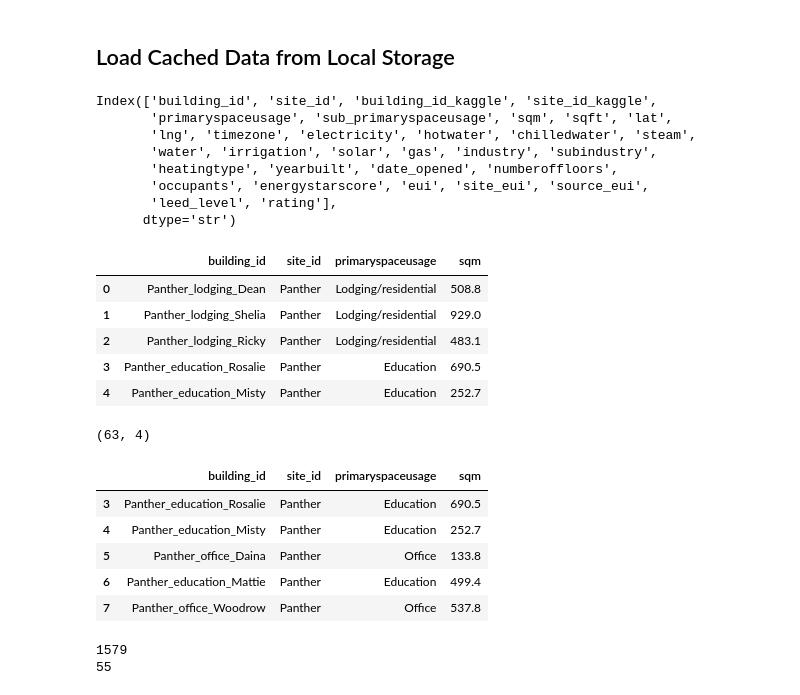
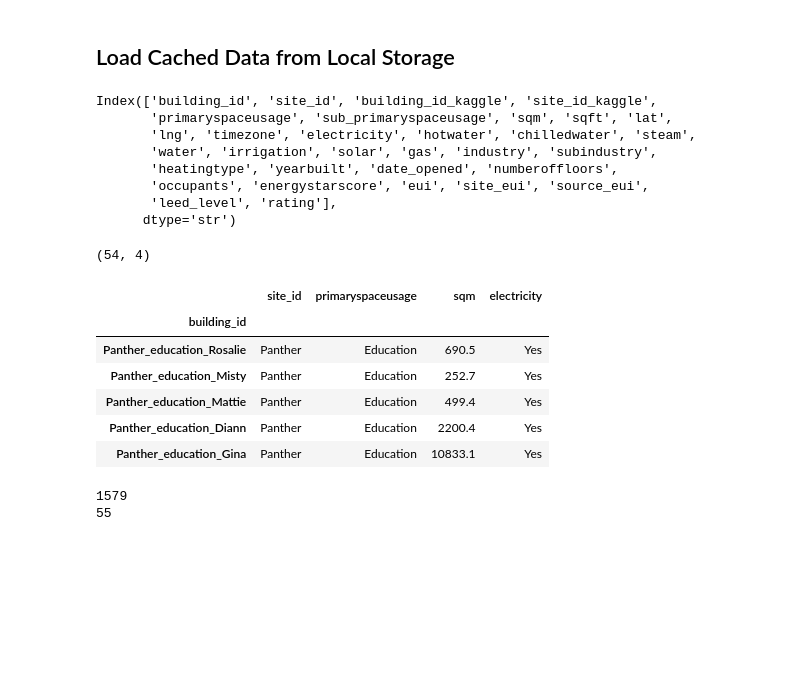
Before and after one commit to danieluyere/Data-Analysis-Practice, a Jupyter notebook: Building-Data-Genome-Project/1-data-analysis.ipynb, the cells around one changed output. Saved outputs shown, nothing was run; the diff lists cells and outputs as text; code cells hidden in the pictures; blank space fills up the shorter version.

Commit message:
fix: meta_df to only include buildings with electricity

```diff
--- a/Building-Data-Genome-Project/1-data-analysis.ipynb
+++ b/Building-Data-Genome-Project/1-data-analysis.ipynb
@@ -14,10 +14,9 @@ print(metadata_cols)
 
 # load metadata as df
 meta_df = pd.read_csv('data/git_data/metadata.csv',
-                      usecols=['building_id', 'site_id', 'primaryspaceusage', 'sqm']
+                      usecols=['building_id', 'site_id', 'primaryspaceusage', 'electricity', 'sqm'],
+                      index_col='building_id'
                      )
-
-meta_df.head()
 # %% [output]
 Index(['building_id', 'site_id', 'building_id_kaggle', 'site_id_kaggle',
        'primaryspaceusage', 'sub_primaryspaceusage', 'sqm', 'sqft', 'lat',
@@ -27,28 +26,24 @@ Index(['building_id', 'site_id', 'building_id_kaggle', 'site_id_kaggle',
        'occupants', 'energystarscore', 'eui', 'site_eui', 'source_eui',
        'leed_level', 'rating'],
       dtype='str')
-|  | building_id | site_id | primaryspaceusage | sqm |
-| 0 | Panther_lodging_Dean | Panther | Lodging/residential | 508.8 |
-| 1 | Panther_lodging_Shelia | Panther | Lodging/residential | 929.0 |
-| 2 | Panther_lodging_Ricky | Panther | Lodging/residential | 483.1 |
-| 3 | Panther_education_Rosalie | Panther | Education | 690.5 |
-| 4 | Panther_education_Misty | Panther | Education | 252.7 |
 # %%
 # filter building to include only Office or Education buildings
 
 meta_df = meta_df[(meta_df['site_id'] == 'Panther') &
-    (meta_df['primaryspaceusage'].isin(['Education', 'Office']))]
+    (meta_df['primaryspaceusage'].isin(['Education', 'Office'])) &
+    (meta_df['electricity'] == 'Yes')]
 
 print(meta_df.shape)
 meta_df.head()
 # %% [output]
-(63, 4)
+(54, 4)
-|  | building_id | site_id | primaryspaceusage | sqm |
-| 3 | Panther_education_Rosalie | Panther | Education | 690.5 |
-| 4 | Panther_education_Misty | Panther | Education | 252.7 |
-| 5 | Panther_office_Daina | Panther | Office | 133.8 |
-| 6 | Panther_education_Mattie | Panther | Education | 499.4 |
-| 7 | Panther_office_Woodrow | Panther | Office | 537.8 |
+|  | site_id | primaryspaceusage | sqm | electricity |
+| building_id |  |  |  |  |
+| Panther_education_Rosalie | Panther | Education | 690.5 | Yes |
+| Panther_education_Misty | Panther | Education | 252.7 | Yes |
+| Panther_education_Mattie | Panther | Education | 499.4 | Yes |
+| Panther_education_Diann | Panther | Education | 2200.4 | Yes |
+| Panther_education_Gina | Panther | Education | 10833.1 | Yes |
 # %%
 # ELECTRICITY CSV
 
```
Also changed, not shown: parts of 4 cells of this notebook.
